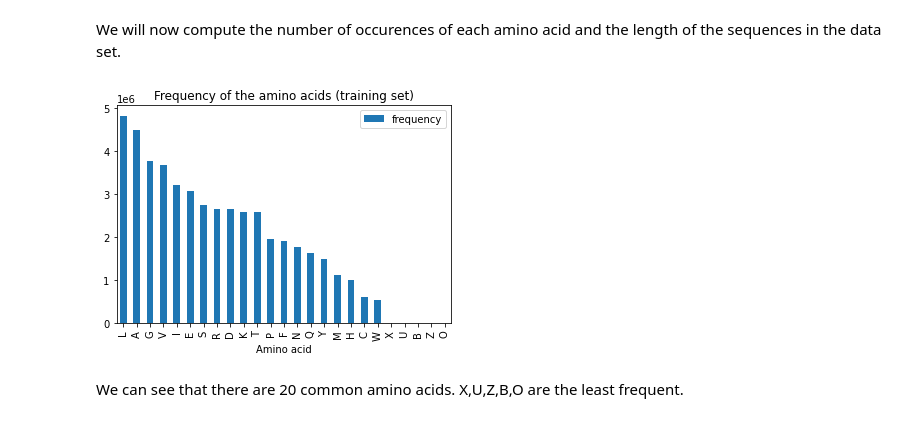
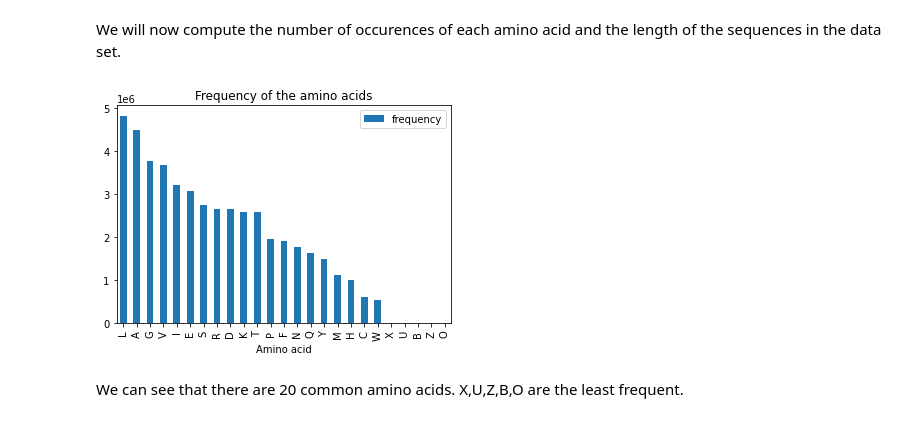
Before and after one commit to mouslyddiaw/protein-classification, a Jupyter notebook: protein-sequence-classification.ipynb, the cells around one changed output. Saved outputs shown, nothing was run; the diff lists cells and outputs as text; code cells hidden in the pictures.

```diff
--- a/protein-sequence-classification.ipynb
+++ b/protein-sequence-classification.ipynb
@@ -116,10 +123,10 @@ d_sorted = sorted(((d[key],key) for key in d), reverse =True)
 # %%
 df_freq = pd.DataFrame(d_sorted, columns=['frequency', 'Amino acid'])
 df_freq.plot(kind='bar', x='Amino acid')
-plt.title("Frequency of the amino acids (training set)")
+plt.title("Frequency of the amino acids")
 plt.show()
 # %% [output]
-[figure, old version]
+[figure, new version]
 # %% [markdown]
 We can see that there are 20 common amino acids. X,U,Z,B,O are the least frequent.
 # %%
```
Also changed, not shown: parts of 3 cells of this notebook, 1 other file.
